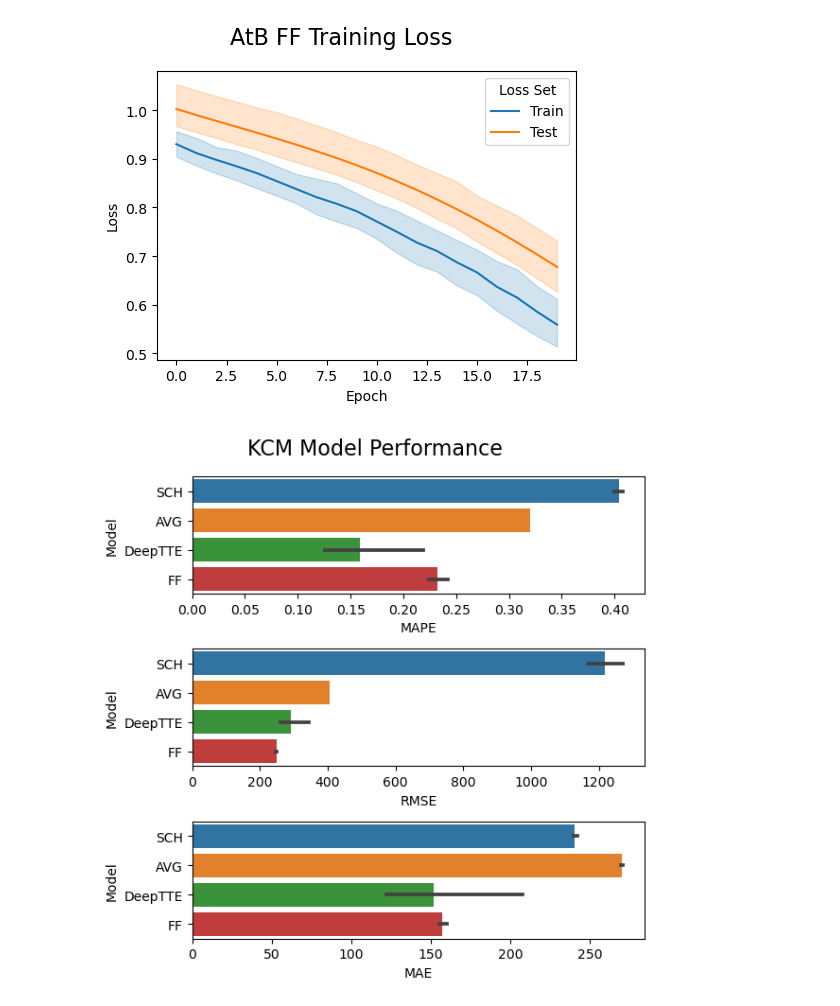
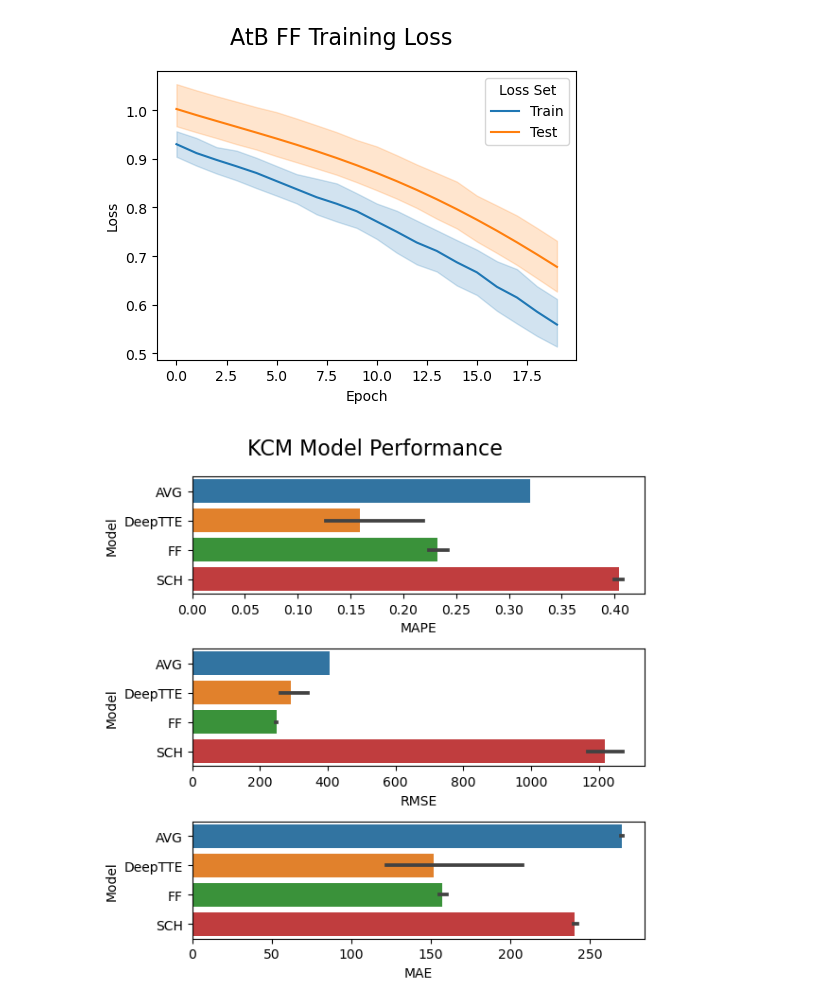
Before and after one commit to zackAemmer/generalizable_travel_times, a Jupyter notebook: src/explore_results.ipynb, the cells around one changed output. Saved outputs shown, nothing was run; the diff lists cells and outputs as text; code cells hidden in the pictures.

```diff
--- a/src/explore_results.ipynb
+++ b/src/explore_results.ipynb
@@ -28,6 +28,5 @@ atb_model_results = data_utils.load_pkl(RUN_FOLDER + "atb/" + "model_results.pkl
 kcm_result_df, kcm_loss_df = data_utils.extract_results("Seattle", kcm_model_results)
 atb_result_df, atb_loss_df = data_utils.extract_results("Trondheim", atb_model_results)
 # %%
-performances_df = pd.concat([kcm_result_df, atb_result_df, kcm_deeptte_result_df, atb_deeptte_result_df], axis=0).sort_values(['City','Model','MAPE'])
-# performances_df = pd.concat([kcm_result_df, atb_result_df], axis=0).sort_values(['City','Model','MAPE'])
+performances_df = pd.concat([kcm_result_df, atb_result_df, kcm_deeptte_result_df, atb_deeptte_result_df], axis=0).sort_values(['Model','City','Fold'])
 model_curves_df = pd.concat([kcm_loss_df, atb_loss_df], axis=0)
@@ -75,16 +94,16 @@ plt.savefig("../plots/model_curves_atb.png", dpi=1800, bbox_inches='tight')
 # %% [output]
 [figure]
 # %%
-plot_data = performances_df[performances_df['City']=="Seattle"].sort_values('MAPE', ascending=False)
+plot_data = performances_df[performances_df['City']=="Seattle"]
 fig, axes = plt.subplots(3,1)
 fig.set_figheight(6)
 fig.set_figwidth(6)
 sns.barplot(plot_data, x="MAPE", y="Model", ax=axes[0])
 sns.barplot(plot_data, x="RMSE", y="Model", ax=axes[1])
 sns.barplot(plot_data, x="MAE", y="Model", ax=axes[2])
 fig.suptitle('KCM Model Performance', fontsize=16)
 fig.tight_layout()
 plt.savefig("../plots/model_performances_kcm.png", dpi=1800, bbox_inches='tight')
 # %% [output]
-[figure, old version]
+[figure, new version]
 # %%
```
Also changed, not shown: parts of 2 cells of this notebook, 3 other files.
